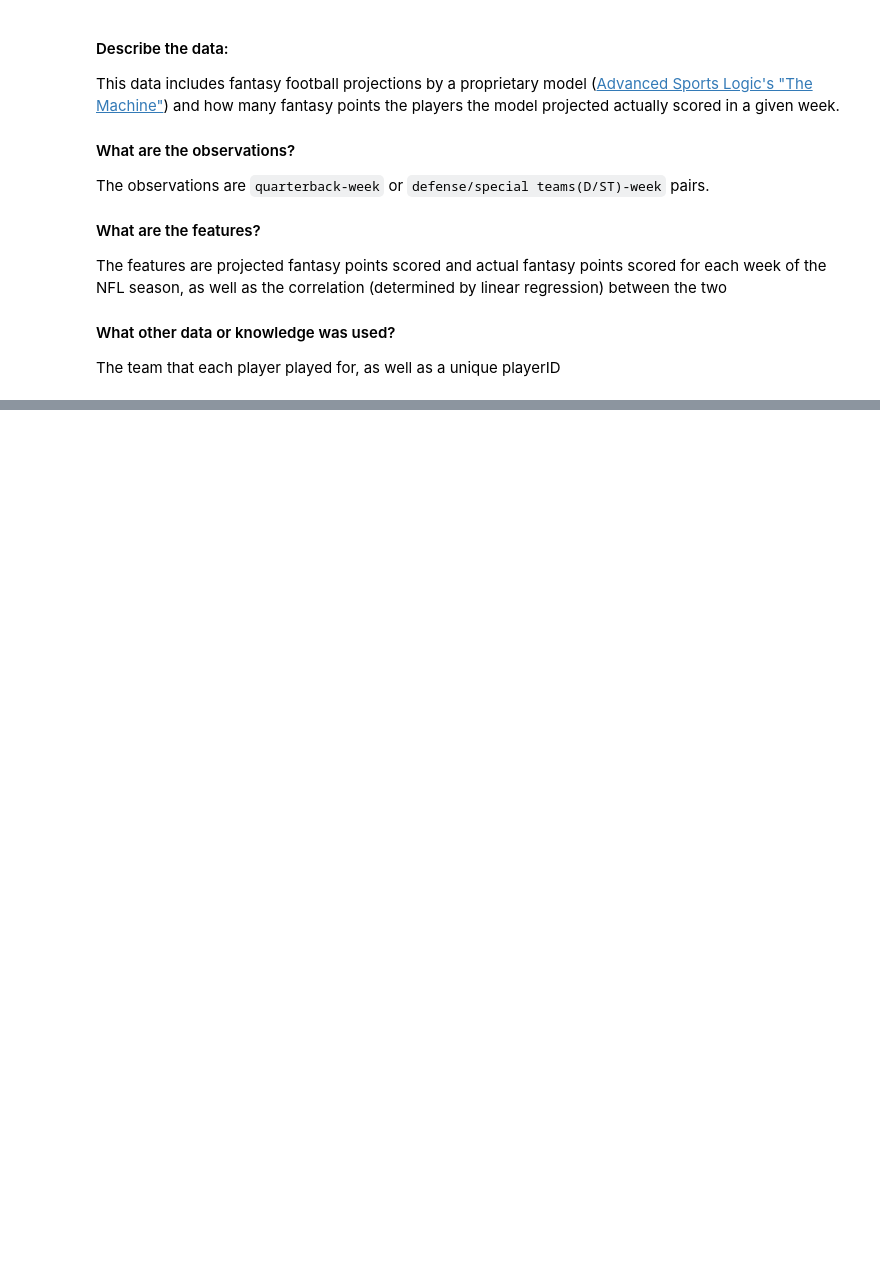
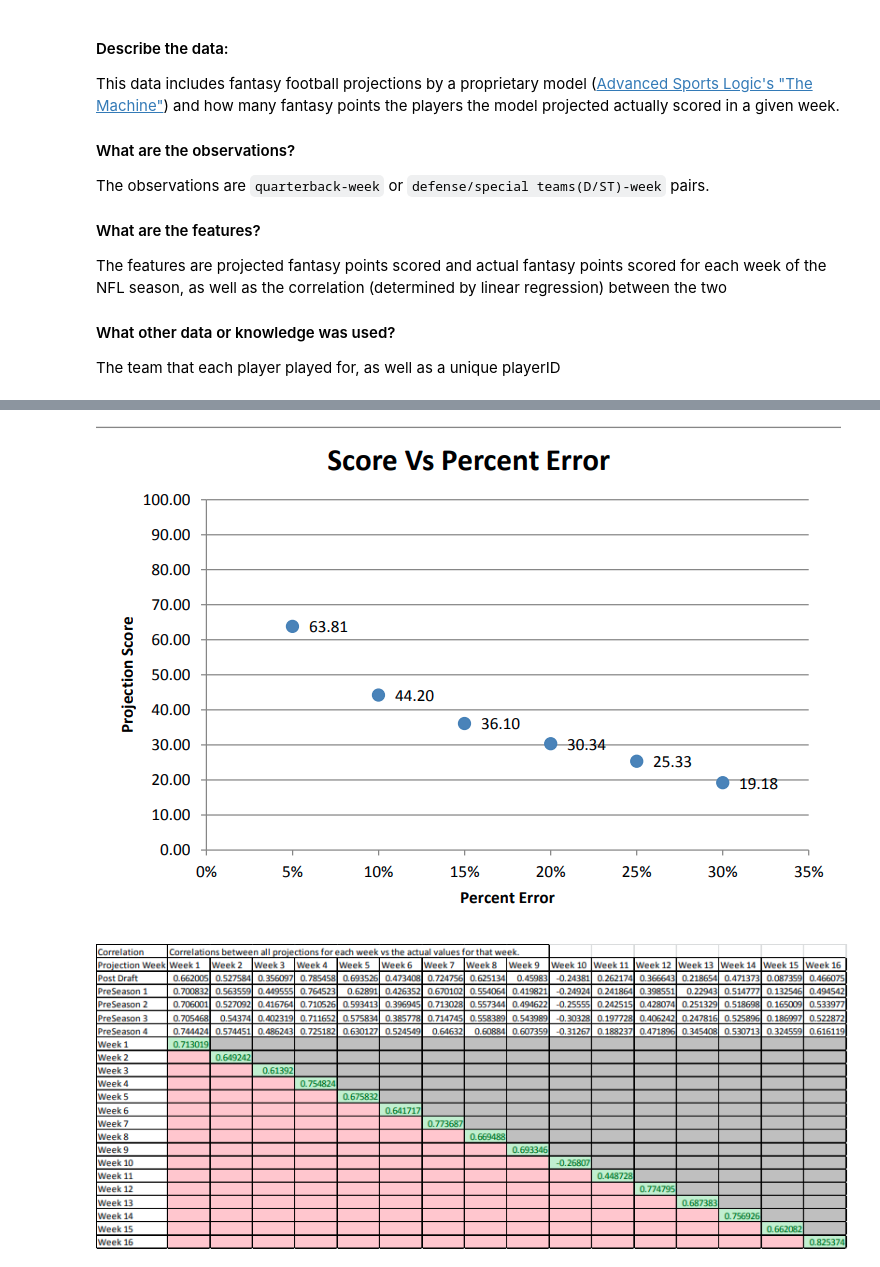
Before and after one commit to sam-delap/ds4bio, a Jupyter notebook: FantasyFootballProject/Part1.ipynb, the cells around one changed output, grey strips where cells are left out. Cells and saved outputs as stored; diff of their text form; code cells hidden in the pictures; blank space fills up the shorter version.

```diff
--- a/FantasyFootballProject/Part1.ipynb
+++ b/FantasyFootballProject/Part1.ipynb
@@ -38,0 +76,8 @@ The team that each player played for, as well as a unique playerID
+# %%
+# Display figures
+from IPython.display import Image
+display(Image('../figure1.png'))
+display(Image('../figure2.png'))
+# %% [output]
+[figure, added]
+[figure, added]
```
Also changed, not shown: parts of 7 cells of this notebook, 4 other files.
